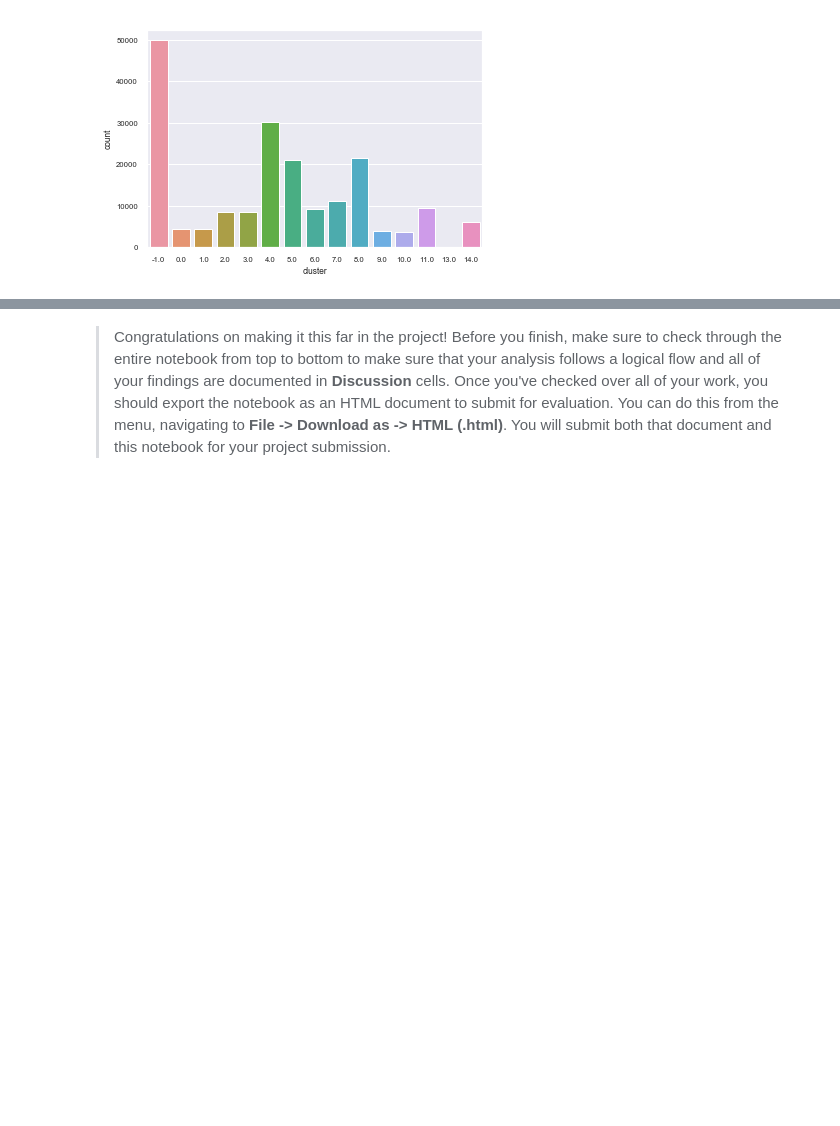
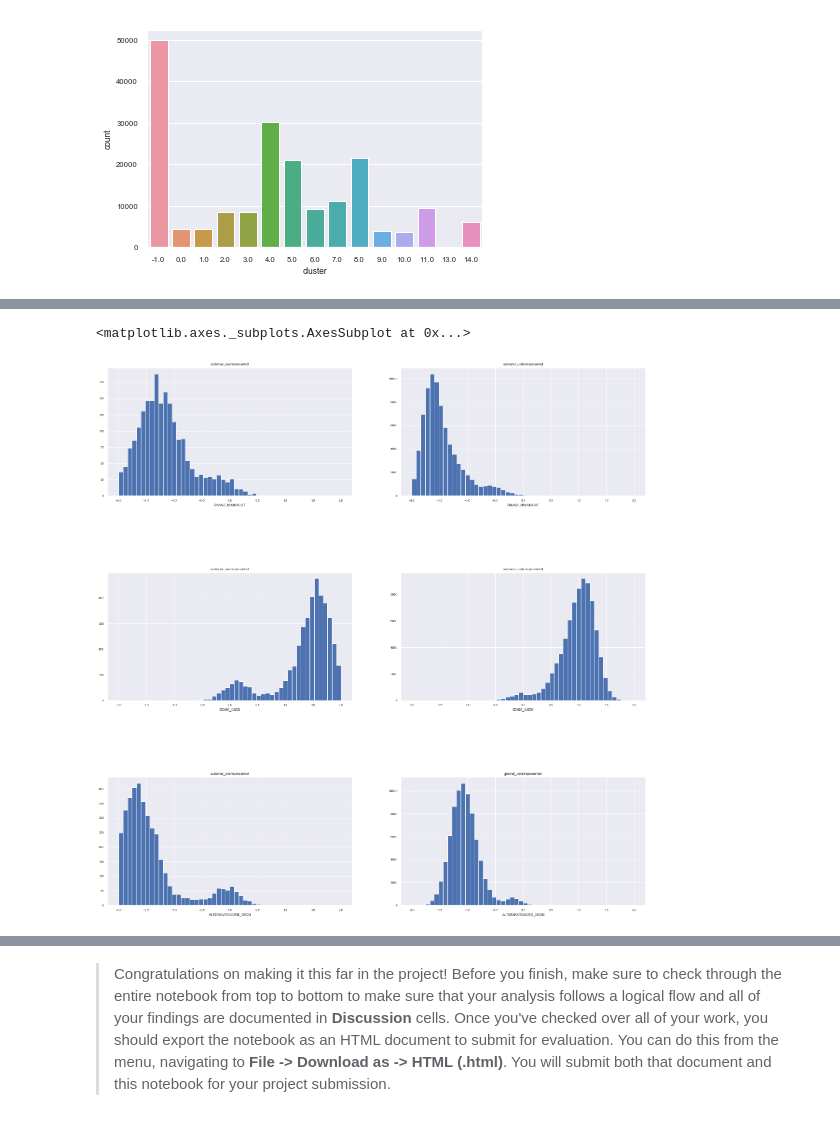
Before and after one commit to dylan-shao/ML-DS-Udacity_Data_Scientist_Nanodegree, a Jupyter notebook: 0. Projects/Unspuervised Learning: Identify_Customer_Segments/Identify_Customer_Segments.ipynb, the cells around one changed output, grey strips where cells are left out. Cells and saved outputs as stored; diff of their text form; code cells hidden in the pictures; blank space fills up the shorter version.

```diff
--- a/0. Projects/Unspuervised Learning: Identify_Customer_Segments/Identify_Customer_Segments.ipynb
+++ b/0. Projects/Unspuervised Learning: Identify_Customer_Segments/Identify_Customer_Segments.ipynb
@@ -1576,7 +1630,50 @@ customers_data
 # What kinds of people are part of a cluster that is underrepresented in the
 # customer data compared to the general population?
 
-# 0,1,
+# 0,1, let's take 1 as an example as 1 has bigger percentage difference than 0
+
+customer_underrepresented = pd.DataFrame(pca.inverse_transform(customers_data_pca[labels_customer[labels_customer['cluster'] == 1].index, :]))
+customer_underrepresented.columns = customers_data.columns
+
+general_overrepresented = pd.DataFrame(pca.inverse_transform(one_hot_data_pca[labels_general[labels_general['cluster'] == 1].index, :]))
+general_overrepresented.columns = one_hot_data.columns
+# %%
+plt.figure(figsize=(25, 55))
+plt.subplots_adjust(hspace=0.6)
+
+# FINANZ related
+plt.subplot(6, 2, 1)
+plt.title('customer_overrepresented')
+plt.xlabel('FINANZ_MINIMALIST')
+customer_underrepresented['FINANZ_MINIMALIST'].hist(bins=50,range=[-2,2])
+plt.subplot(6, 2, 2)
+plt.title('customer_underrepresented')
+plt.xlabel('FINANZ_MINIMALIST')
+general_overrepresented['FINANZ_MINIMALIST'].hist(bins=50,range=[-2,2])
+
+plt.subplot(6, 2, 3)
+plt.title('customer_overrepresented')
+plt.xlabel('SEMIO_KAEM')
+customer_underrepresented['SEMIO_KAEM'].hist(bins=50,range=[-2,2])
+plt.subplot(6, 2, 4)
+plt.title('customer_underrepresented')
+plt.xlabel('SEMIO_KAEM')
+general_overrepresented['SEMIO_KAEM'].hist(bins=50,range=[-2,2])
+
+
+# age:
+
+plt.subplot(6, 2, 5)
+plt.title('customer_overrepresented')
+plt.xlabel('ALTERSKATEGORIE_GROB')
+customer_underrepresented['SEMIO_VERT'].hist(bins=50,range=[-2,2])
+plt.subplot(6, 2, 6)
+plt.title('general_underrepresented')
+plt.xlabel('ALTERSKATEGORIE_GROB')
+general_overrepresented['SEMIO_VERT'].hist(bins=50,range=[-2,2])
+# %% [output]
+<matplotlib.axes._subplots.AxesSubplot at 0x...>
+[figure, added]
 # %% [markdown]
 ### Discussion 3.3: Compare Customer Data to Demographics Data
 
```
Also changed, not shown: parts of 7 cells of this notebook, 15 other files.
